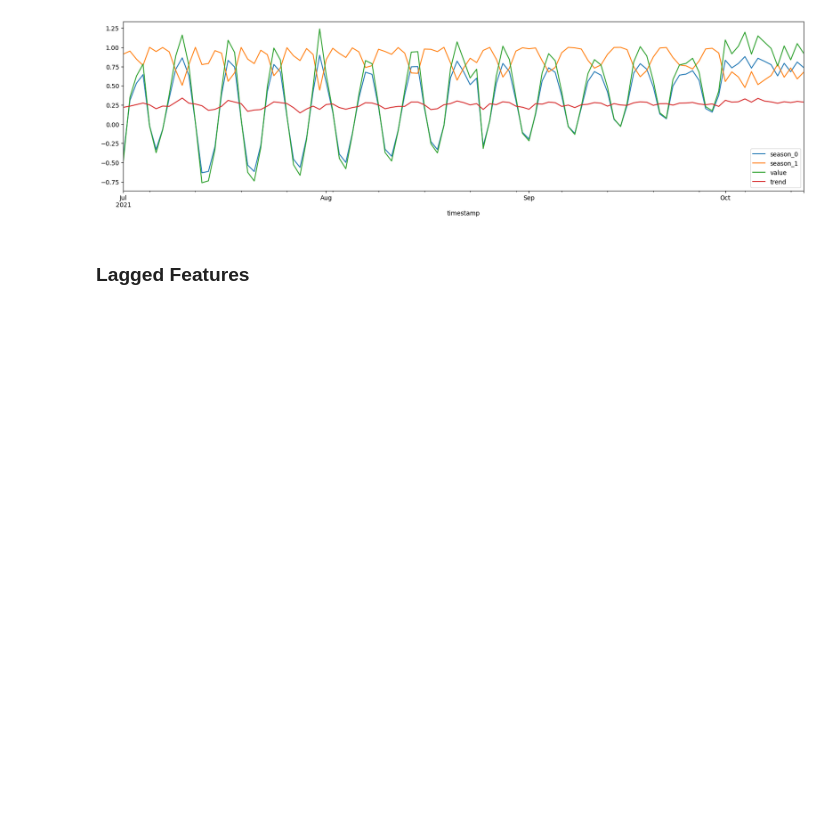
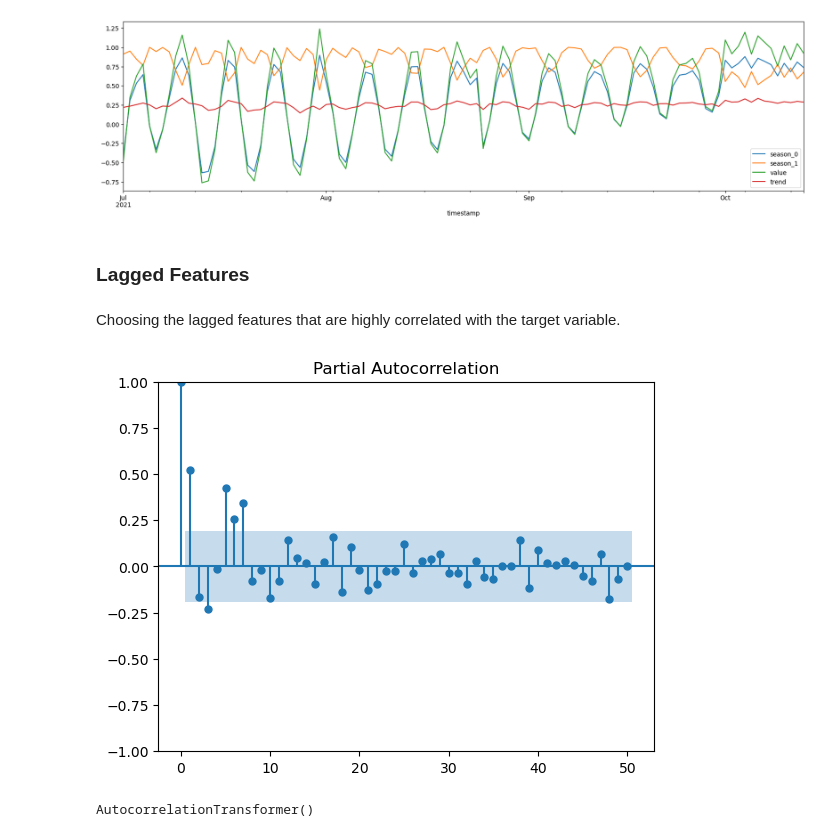
Before and after one commit to MMostafa-Hub/time-series-forecaster, a Jupyter notebook: notebooks/preprocessing.ipynb, the cells around one changed output. Drawn from its saved outputs; the diff is of its cells as text; code cells hidden in the pictures; blank space fills up the shorter version.

Commit message:
Implement Autocorrelation Transformer

```diff
--- a/notebooks/preprocessing.ipynb
+++ b/notebooks/preprocessing.ipynb
@@ -287,3 +289,10 @@ sample_dataset_trend.plot(figsize=(20, 5))
 [figure]
 # %% [markdown]
 ### Lagged Features
+# %% [markdown]
+Choosing the lagged features that are highly correlated with the target variable.
+# %%
+plot_pacf(sample_dataset_trend_values[:, -1], lags=50)
+plt.show()
+# %% [output]
+[figure, added]
@@ -289,0 +332,5 @@ sample_dataset_trend.plot(figsize=(20, 5))
+# %%
+autocorrelation_transformer = AutocorrelationTransformer(max_lags=50)
+autocorrelation_transformer.fit(sample_dataset_trend_values[:, -1])
+# %% [output]
+AutocorrelationTransformer()
```
Also changed, not shown: parts of 5 cells of this notebook.
